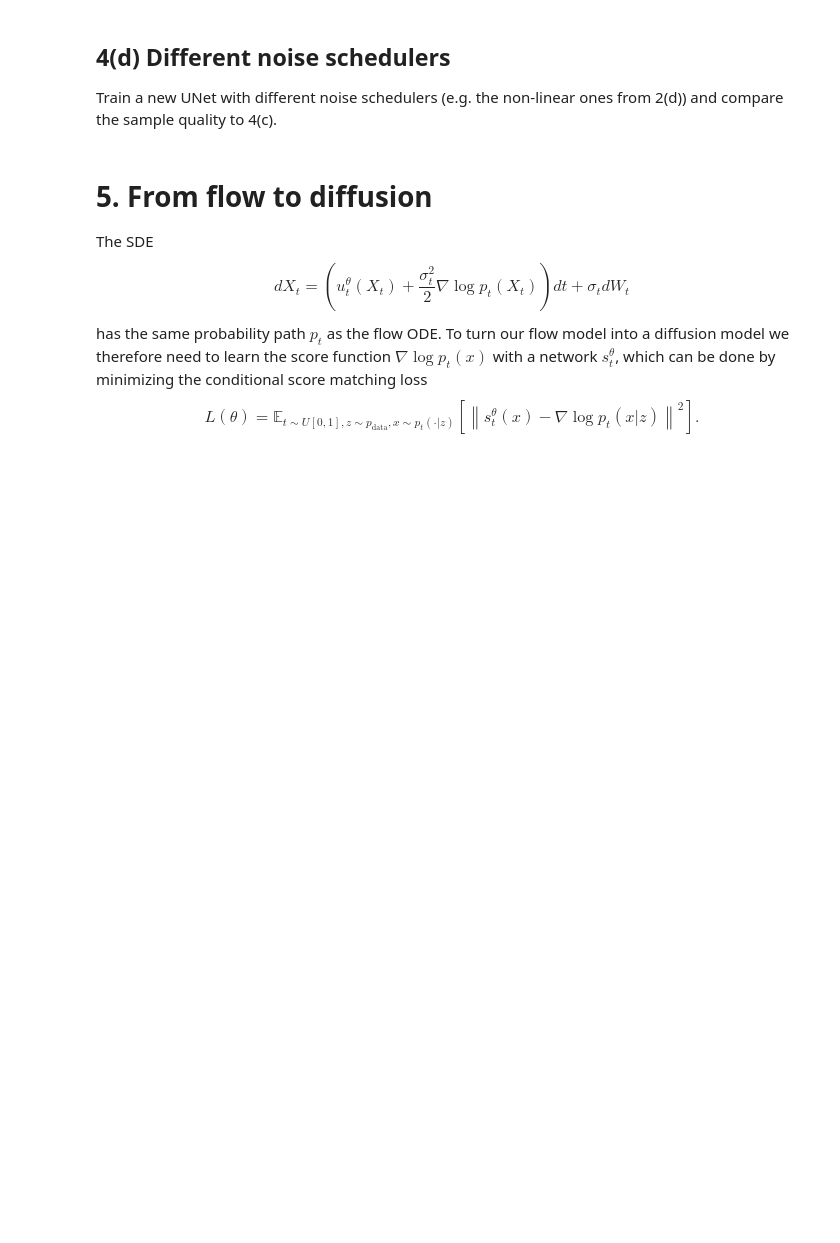
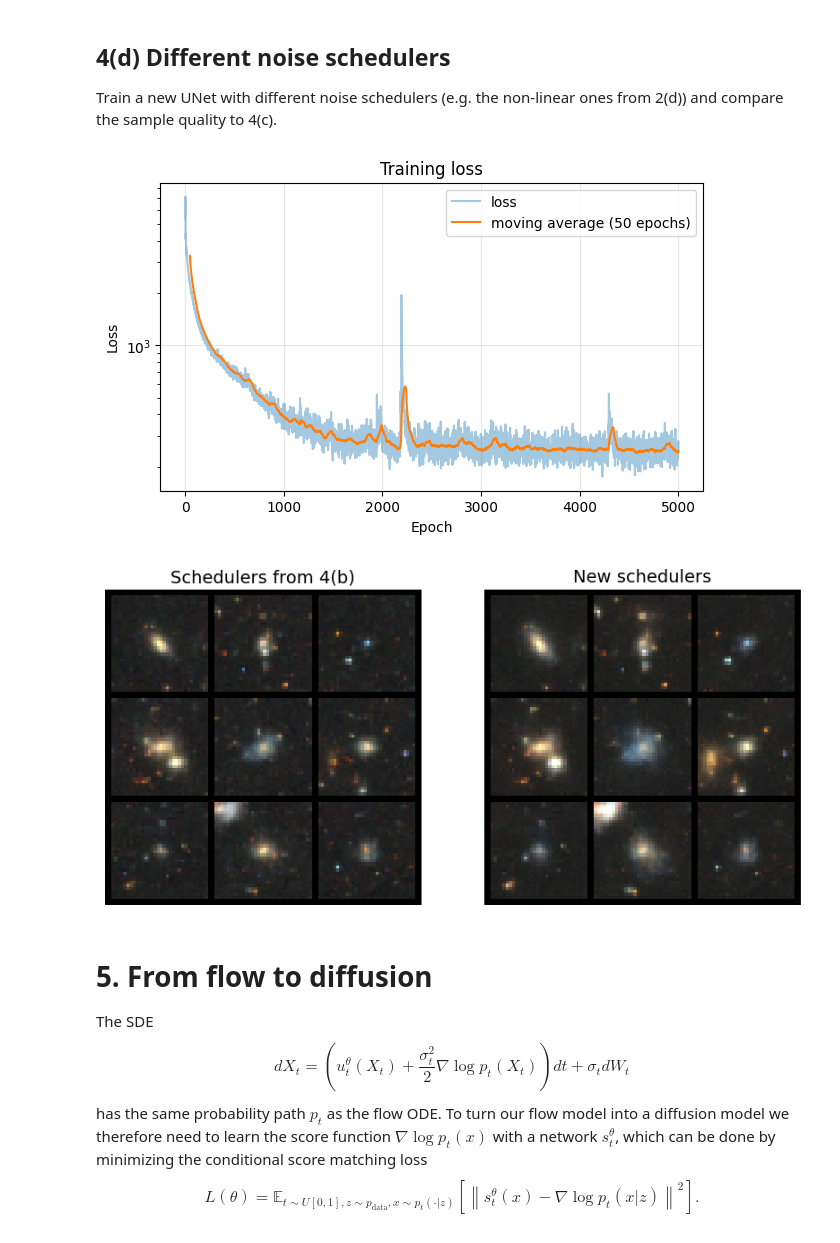
Before and after one commit to luk0-00/MLIP-26, a Jupyter notebook: HW_3/Assignment_3.ipynb, the cells around one changed output. Drawn from its saved outputs; the diff is of its cells as text; code cells hidden in the pictures; blank space fills up the shorter version.

Commit message:
nonlinear schedulers run

```diff
--- a/HW_3/Assignment_3.ipynb
+++ b/HW_3/Assignment_3.ipynb
@@ -709,31 +709,35 @@ plt.show()
 ## 4(d) Different noise schedulers
 Train a new UNet with different noise schedulers (e.g. the non-linear ones from 2(d)) and compare the sample quality to 4(c).
 # %%
+common_hump = -1
 path_nonlinear = FlowPath(
     p_data = p_data,
-    alpha = NonLinearAlpha(), # TODO: try different schedulers
-    beta = NonLinearBeta(),
+    alpha = NonLinearAlpha(common_hump), # TODO: try different schedulers
+    beta = NonLinearBeta(common_hump),
 ).to(device)
 
 unet_nonlinear = UNet(
     input_channels = p_data.num_channels,
     channels = [32, 64, 128],
     num_residual_layers = 2,
     t_embed_dim = 40,
     residual_layer = ResidualLayer,
 )
 losses_nonlinear = FlowTrainer(path_nonlinear, unet_nonlinear).train(num_epochs=5000, device=device, lr=1e-3, batch_size=250)
 plot_loss(losses_nonlinear)
 
 # Sample with both models, starting from the same noise
 x0 = path.p_noise.sample(num_samples)
 x1_linear = EulerMaruyamaMethod(LearnedODE(unet)).simulate(x0, ts)
 x1_nonlinear = EulerMaruyamaMethod(LearnedODE(unet_nonlinear)).simulate(x0, ts)
 
 fig, axes = plt.subplots(1, 2, figsize=(10, 5))
 show_images(x1_linear, nrow=3, title='Schedulers from 4(b)', ax=axes[0])
 show_images(x1_nonlinear, nrow=3, title='New schedulers', ax=axes[1])
 plt.show()
+# %% [output]
+[figure, added]
+[figure, added]
 # %% [markdown]
 # 5. From flow to diffusion
 
```
Also changed, not shown: parts of 1 cell of this notebook.
